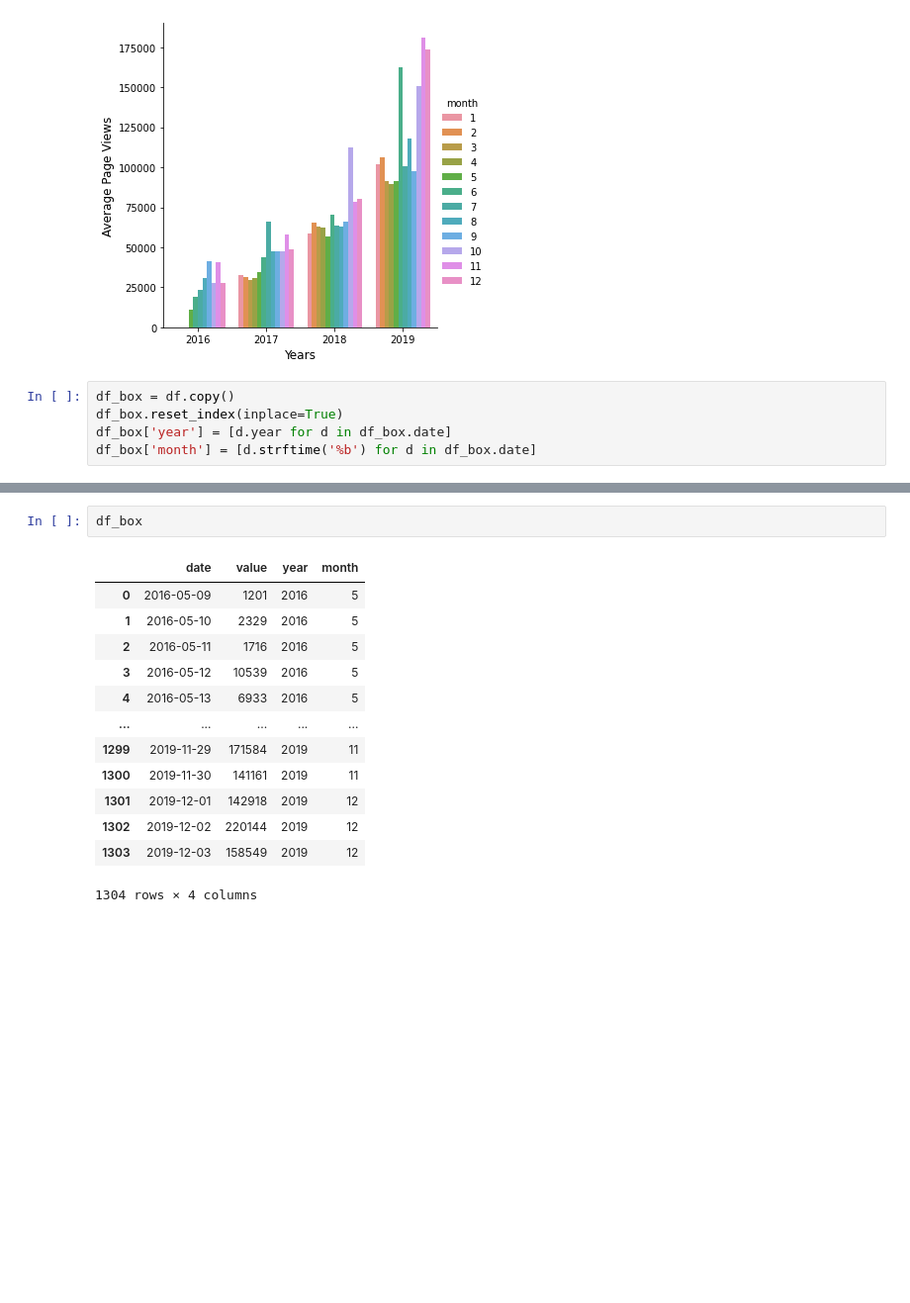
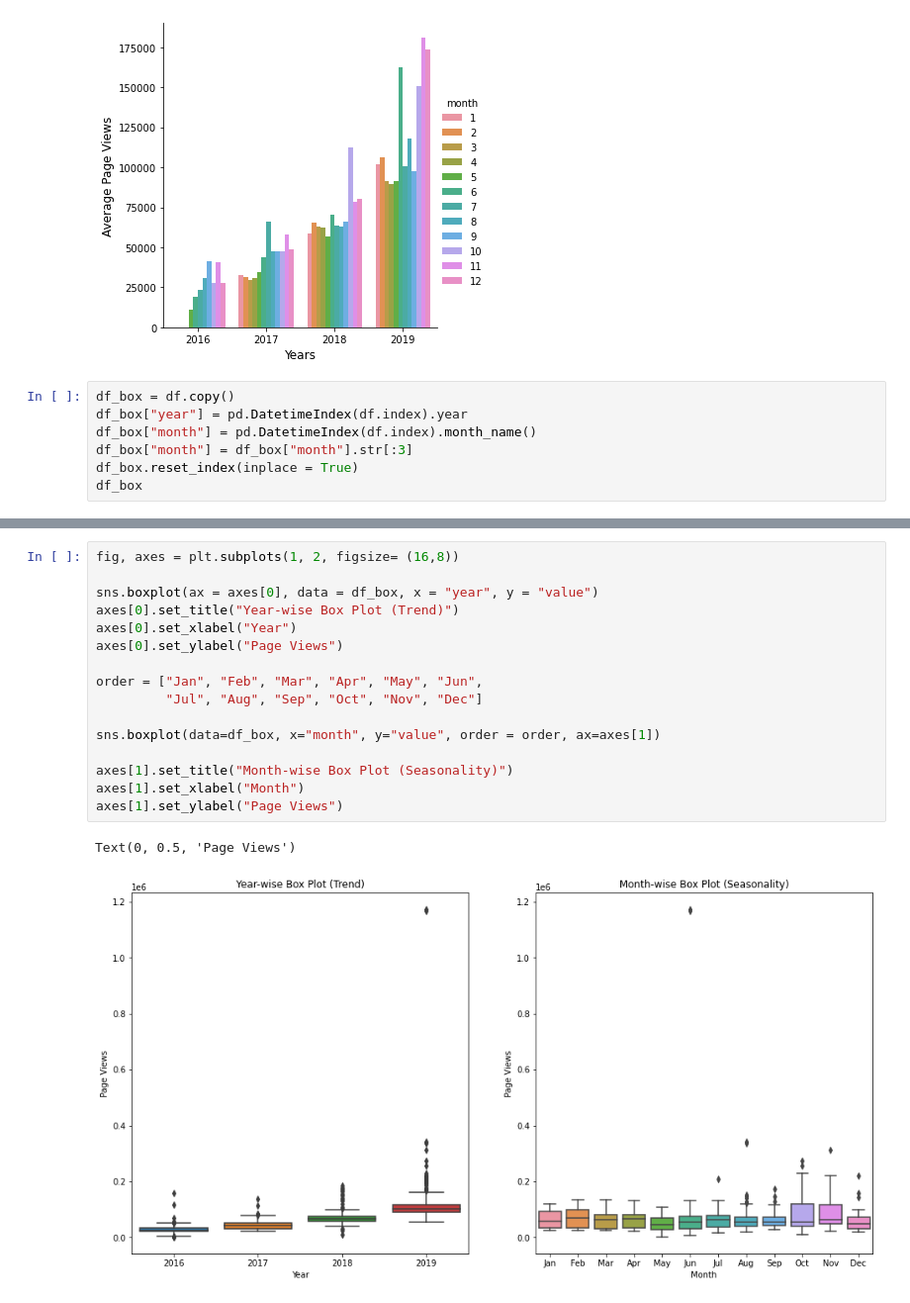
Before and after one commit to YosefGuevara012/Page-View-Time-Series-Visualizer, a Jupyter notebook: test_time_series.ipynb, the cells around one changed output, grey strips where cells are left out. Shown: that part at 99% size. Drawn from its saved outputs; the diff is of its cells as text; blank space fills up the shorter version.

```diff
--- a/test_time_series.ipynb
+++ b/test_time_series.ipynb
@@ -155,7 +155,9 @@ Text(0.5, 20.80000000000002, 'Years')
 [figure]
 # %%
 df_box = df.copy()
-df_box.reset_index(inplace=True)
-df_box['year'] = [d.year for d in df_box.date]
-df_box['month'] = [d.strftime('%b') for d in df_box.date]
+df_box["year"] = pd.DatetimeIndex(df.index).year
+df_box["month"] = pd.DatetimeIndex(df.index).month_name()
+df_box["month"] = df_box["month"].str[:3]
+df_box.reset_index(inplace = True)
+df_box
 # %% [output]
@@ -163,16 +177,19 @@ AttributeError: 'DataFrame' object has no attribute 'strftime'
-# %%
-df_box
-# %% [output]
-|  | date | value | year | month |
-| 0 | 2016-05-09 | 1201 | 2016 | 5 |
-| 1 | 2016-05-10 | 2329 | 2016 | 5 |
-| 2 | 2016-05-11 | 1716 | 2016 | 5 |
-| 3 | 2016-05-12 | 10539 | 2016 | 5 |
-| 4 | 2016-05-13 | 6933 | 2016 | 5 |
-| ... | ... | ... | ... | ... |
-| 1299 | 2019-11-29 | 171584 | 2019 | 11 |
-| 1300 | 2019-11-30 | 141161 | 2019 | 11 |
-| 1301 | 2019-12-01 | 142918 | 2019 | 12 |
-| 1302 | 2019-12-02 | 220144 | 2019 | 12 |
-| 1303 | 2019-12-03 | 158549 | 2019 | 12 |
-1304 rows × 4 columns
+# %%
+fig, axes = plt.subplots(1, 2, figsize= (16,8))
+
+sns.boxplot(ax = axes[0], data = df_box, x = "year", y = "value")
+axes[0].set_title("Year-wise Box Plot (Trend)")
+axes[0].set_xlabel("Year")
+axes[0].set_ylabel("Page Views")
+
+order = ["Jan", "Feb", "Mar", "Apr", "May", "Jun",
+         "Jul", "Aug", "Sep", "Oct", "Nov", "Dec"]
+
+sns.boxplot(data=df_box, x="month", y="value", order = order, ax=axes[1])
+
+axes[1].set_title("Month-wise Box Plot (Seasonality)")
+axes[1].set_xlabel("Month")
+axes[1].set_ylabel("Page Views")
+# %% [output]
+Text(0, 0.5, 'Page Views')
+[figure, added]
```
Also changed, not shown: parts of 2 cells of this notebook, 1 other file.
